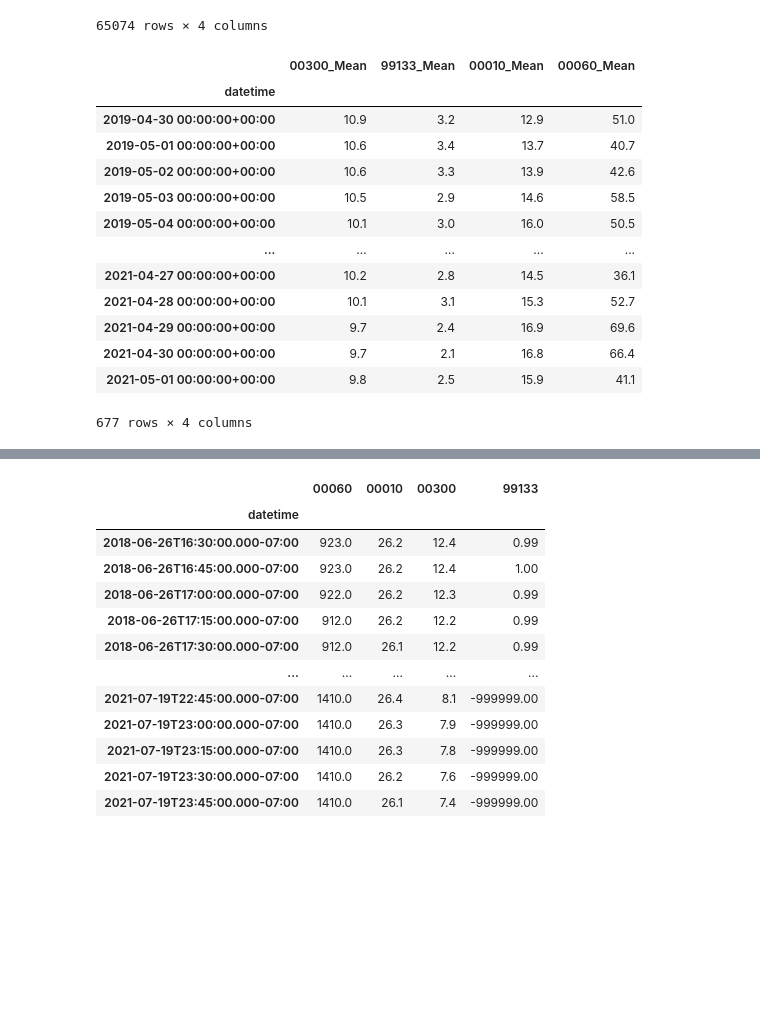
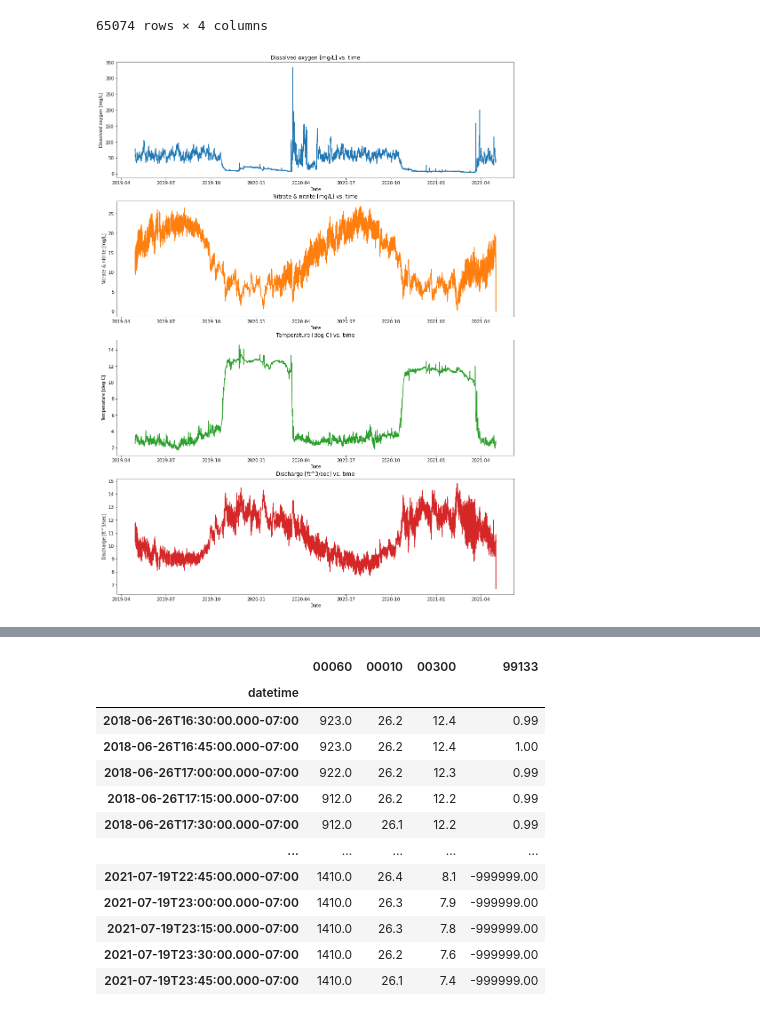
Before and after one commit to isosafrasaurus/pnnl_watersheds, a Jupyter notebook: nwis_data_analysis.ipynb, the cells around one changed output, grey strips where cells are left out. Saved outputs shown, nothing was run; the diff lists cells and outputs as text; code cells hidden in the pictures; blank space fills up the shorter version.

```diff
--- a/nwis_data_analysis.ipynb
+++ b/nwis_data_analysis.ipynb
@@ -74,43 +76,37 @@ ringold_iv_final
 | 2021-05-02T11:45:00.000-07:00 | 36.8 | 14.7 | 2.8 | 10.3 |
 65074 rows × 4 columns
 # %%
-dv_parameters = [
-    '00300_Mean',
-    '99133_Mean',
-    '00010_Mean',
-    '00060_Mean'
-]
+namesiv = {
+    '00300':'Dissolved oxygen [mg/L]',
+    '99133':'Nitrate & nitrite [mg/L]',
+    '00010':'Temperature [deg C]',
+    '00060':'Discharge [ft^3/sec]',
+}
 
-# Copy raw RINGOLD DV dataset from NWIS
-ringold_dv_final = copy.deepcopy(ringold_dv)
+namesivarray = ['Dissolved oxygen [mg/L]',
+'Nitrate & nitrite [mg/L]',
+'Temperature [deg C]',
+'Discharge [ft^3/sec]']
 
-# Isolate the target parameters
-ringold_dv_final = ringold_dv_final[dv_parameters]
+ringold_iv_toPlot = ringold_iv_final.rename(columns = namesiv)
 
-# Set all impossible values to NaN
-for column in ringold_dv_final:
-    ringold_dv_final[ringold_dv_final[column] < 0] = np.nan
+# Austin's method
 
-# Delete all NaN
-ringold_dv_final.dropna(inplace=True)
+ringold_iv_toPlot.reset_index(inplace = True)
 
-# Print
-ringold_dv_final
+ringold_iv_toPlot['datetime'] = pd.to_datetime(ringold_iv_toPlot['datetime'])
+
+ringold_iv_toPlot.set_index('datetime', inplace = True)
+
+# End of Austin's method
+
+plotiv = ringold_iv_toPlot.plot(subplots = True, legend=False,figsize=(16,22), xlabel='Date', sharex=False,sharey=False)
+
+for subplotIndex in range(len(plotiv)):
+    plotiv[subplotIndex].set_ylabel(namesivarray[subplotIndex])
+    plotiv[subplotIndex].set_title(namesivarray[subplotIndex] + " vs. time")
 # %% [output]
-|  | 00300_Mean | 99133_Mean | 00010_Mean | 00060_Mean |
-| datetime |  |  |  |  |
-| 2019-04-30 00:00:00+00:00 | 10.9 | 3.2 | 12.9 | 51.0 |
-| 2019-05-01 00:00:00+00:00 | 10.6 | 3.4 | 13.7 | 40.7 |
-| 2019-05-02 00:00:00+00:00 | 10.6 | 3.3 | 13.9 | 42.6 |
-| 2019-05-03 00:00:00+00:00 | 10.5 | 2.9 | 14.6 | 58.5 |
-| 2019-05-04 00:00:00+00:00 | 10.1 | 3.0 | 16.0 | 50.5 |
-| ... | ... | ... | ... | ... |
-| 2021-04-27 00:00:00+00:00 | 10.2 | 2.8 | 14.5 | 36.1 |
-| 2021-04-28 00:00:00+00:00 | 10.1 | 3.1 | 15.3 | 52.7 |
-| 2021-04-29 00:00:00+00:00 | 9.7 | 2.4 | 16.9 | 69.6 |
-| 2021-04-30 00:00:00+00:00 | 9.7 | 2.1 | 16.8 | 66.4 |
-| 2021-05-01 00:00:00+00:00 | 9.8 | 2.5 | 15.9 | 41.1 |
-677 rows × 4 columns
+[figure, added]
 # %%
 NOAA_DATA = pd.read_csv("noaa_station_data.csv")
 NOAA_DATA = NOAA_DATA.set_index('DATE')
```
Also changed, not shown: parts of 6 cells of this notebook.
